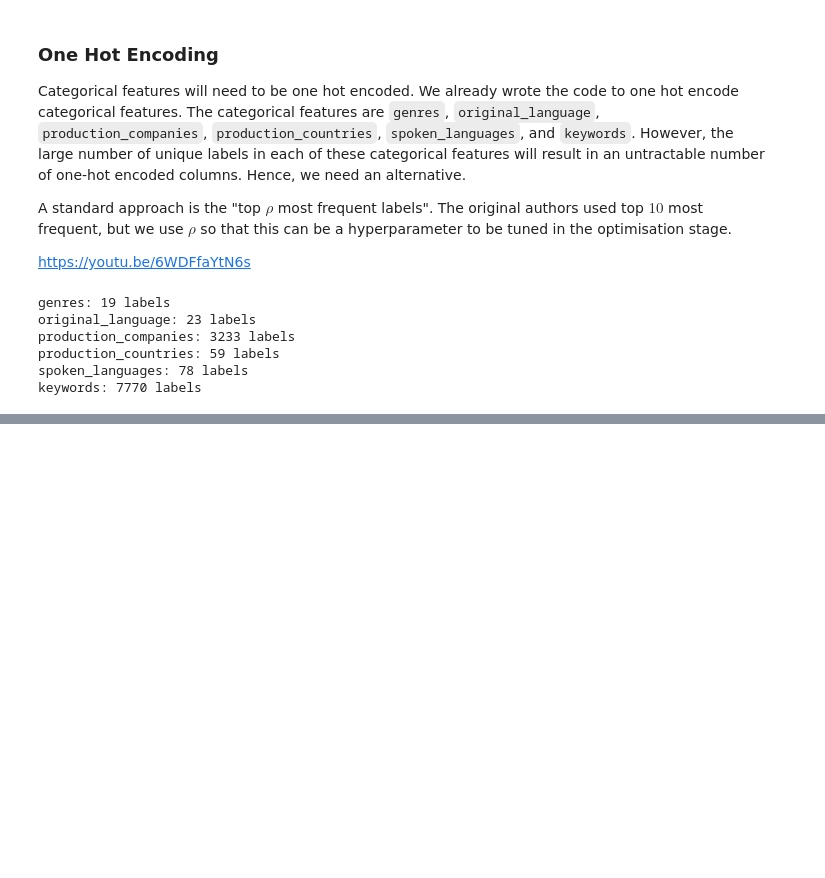
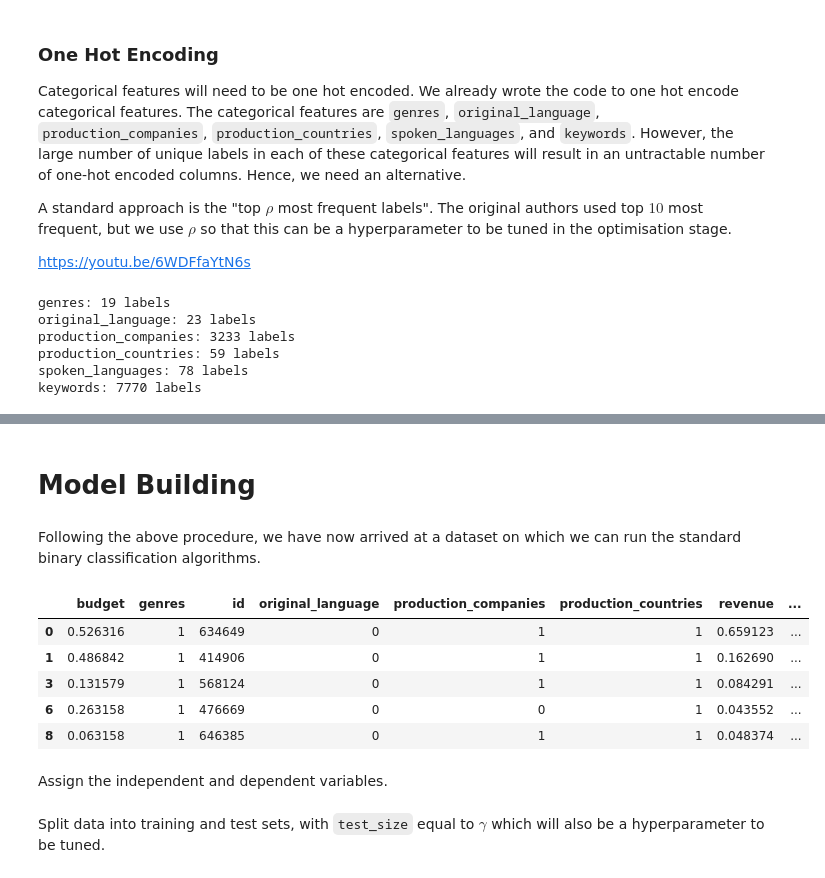
Before and after one commit to vibrantlychee/big-movie-data, a Jupyter notebook: flop_or_not.ipynb, the cells around one changed output, grey strips where cells are left out. Drawn from its saved outputs; the diff is of its cells as text; code cells hidden in the pictures; blank space fills up the shorter version.

Commit message:
progress on model building

```diff
--- a/flop_or_not.ipynb
+++ b/flop_or_not.ipynb
@@ -315,0 +412,29 @@ flatten(training_data, ["original_language"])["original_language"].value_counts(
+# %%
+flat_people = flatten(training_data_copy, ["cast", "crew"])
+top_rho_ppl_cols = []
+for col in ["cast", "crew"]:
+    top_rho_ppl_cols.append([
+        x for x in flat_people[col].value_counts().head(rho).index
+    ])
+# %%
+i = 0
+while i < len(["cast", "crew"]):
+    col = ["cast", "crew"][i]
+    training_data_copy[col] = [1 if not(set(x).isdisjoint(set(top_rho_ppl_cols[i]))) else 0 for x in training_data_copy[col]]
+
+    i += 1
+# %% [markdown]
+# Model Building
+# %% [markdown]
+Following the above procedure, we have now arrived at a dataset on which we can run the standard binary classification algorithms.
+# %%
+training_data_copy.head()
+# %% [output]
+|  | budget | genres | id | original_language | production_companies | production_countries | revenue | ... |
+| 0 | 0.526316 | 1 | 634649 | 0 | 1 | 1 | 0.659123 | ... |
+| 1 | 0.486842 | 1 | 414906 | 0 | 1 | 1 | 0.162690 | ... |
+| 3 | 0.131579 | 1 | 568124 | 0 | 1 | 1 | 0.084291 | ... |
+| 6 | 0.263158 | 1 | 476669 | 0 | 0 | 1 | 0.043552 | ... |
+| 8 | 0.063158 | 1 | 646385 | 0 | 1 | 1 | 0.048374 | ... |
+# %% [markdown]
+Assign the independent and dependent variables.
@@ -315,0 +444,2 @@ flatten(training_data, ["original_language"])["original_language"].value_counts(
+# %% [markdown]
+Split data into training and test sets, with `test_size` equal to $\gamma$ which will also be a hyperparameter to be tuned.
```
Also changed, not shown: parts of 34 cells of this notebook.
